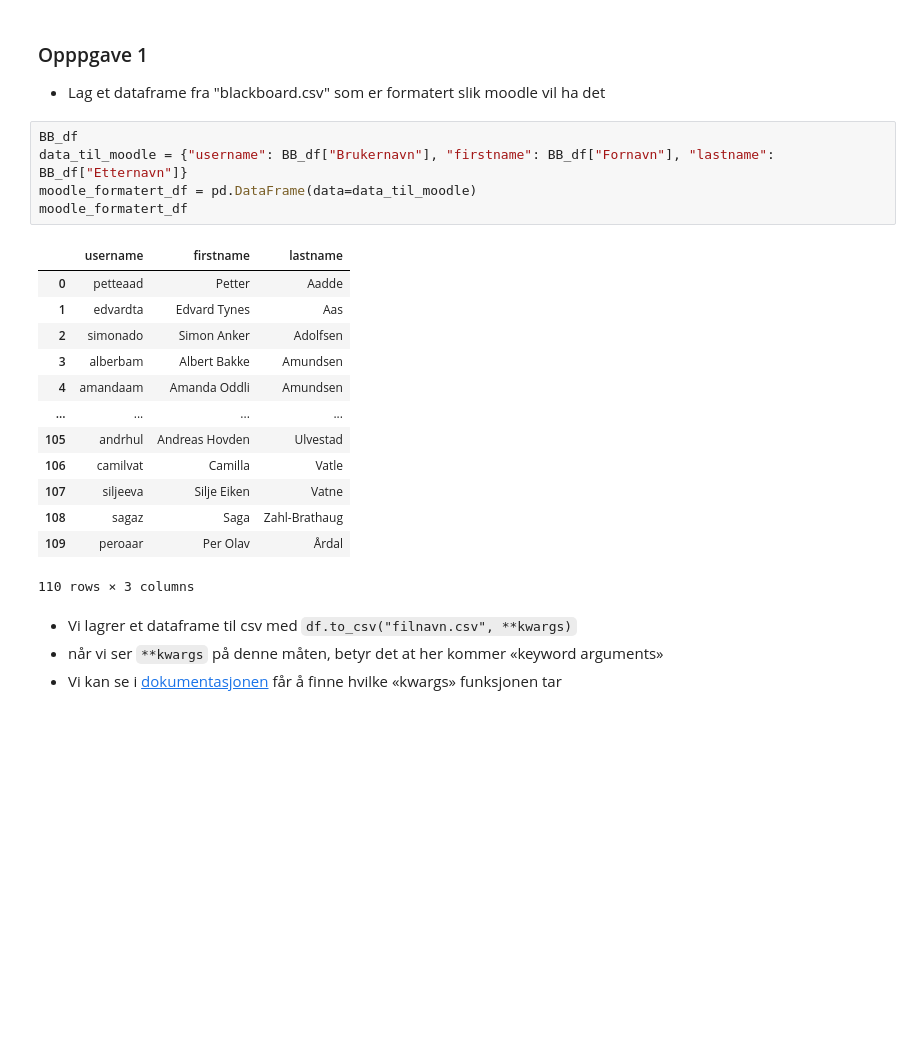
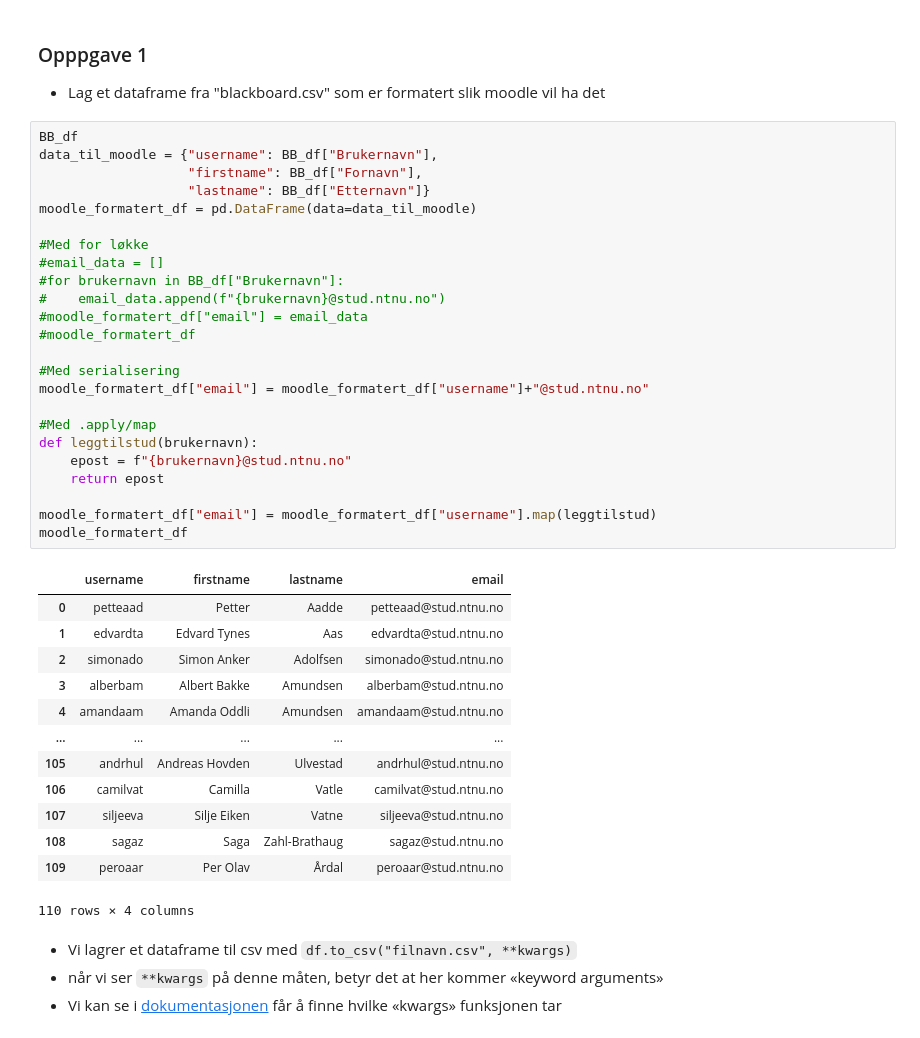
Before and after one commit to jonasjul/IIRA2001H24, a Jupyter notebook: 9-Pandas III/Pandas-Lese-Data-JH.ipynb, the cells around one changed output. Saved outputs shown, nothing was run; the diff lists cells and outputs as text; blank space fills up the shorter version.

```diff
--- a/9-Pandas III/Pandas-Lese-Data-JH.ipynb
+++ b/9-Pandas III/Pandas-Lese-Data-JH.ipynb
@@ -89,23 +89,42 @@ moodleEx_df
 * Lag et dataframe fra "blackboard.csv" som er formatert slik moodle vil ha det
 # %%
 BB_df
-data_til_moodle = {"username": BB_df["Brukernavn"], "firstname": BB_df["Fornavn"], "lastname": BB_df["Etternavn"]}
+data_til_moodle = {"username": BB_df["Brukernavn"],
+                   "firstname": BB_df["Fornavn"],
+                   "lastname": BB_df["Etternavn"]}
 moodle_formatert_df = pd.DataFrame(data=data_til_moodle)
+
+#Med for løkke
+#email_data = []
+#for brukernavn in BB_df["Brukernavn"]:
+#    email_data.append(f"{brukernavn}@stud.ntnu.no")
+#moodle_formatert_df["email"] = email_data
+#moodle_formatert_df
+
+#Med serialisering
+moodle_formatert_df["email"] = moodle_formatert_df["username"]+"@stud.ntnu.no"
+
+#Med .apply/map
+def leggtilstud(brukernavn):
+    epost = f"{brukernavn}@stud.ntnu.no"
+    return epost
+
+moodle_formatert_df["email"] = moodle_formatert_df["username"].map(leggtilstud)
 moodle_formatert_df
 # %% [output]
-|  | username | firstname | lastname |
-| 0 | petteaad | Petter | Aadde |
-| 1 | edvardta | Edvard Tynes | Aas |
-| 2 | simonado | Simon Anker | Adolfsen |
-| 3 | alberbam | Albert Bakke | Amundsen |
-| 4 | amandaam | Amanda Oddli | Amundsen |
-| ... | ... | ... | ... |
-| 105 | andrhul | Andreas Hovden | Ulvestad |
-| 106 | camilvat | Camilla | Vatle |
-| 107 | siljeeva | Silje Eiken | Vatne |
-| 108 | sagaz | Saga | Zahl-Brathaug |
-| 109 | peroaar | Per Olav | Årdal |
+|  | username | firstname | lastname | email |
+| 0 | petteaad | Petter | Aadde | petteaad@stud.ntnu.no |
+| 1 | edvardta | Edvard Tynes | Aas | edvardta@stud.ntnu.no |
+| 2 | simonado | Simon Anker | Adolfsen | simonado@stud.ntnu.no |
+| 3 | alberbam | Albert Bakke | Amundsen | alberbam@stud.ntnu.no |
+| 4 | amandaam | Amanda Oddli | Amundsen | amandaam@stud.ntnu.no |
+| ... | ... | ... | ... | ... |
+| 105 | andrhul | Andreas Hovden | Ulvestad | andrhul@stud.ntnu.no |
+| 106 | camilvat | Camilla | Vatle | camilvat@stud.ntnu.no |
+| 107 | siljeeva | Silje Eiken | Vatne | siljeeva@stud.ntnu.no |
+| 108 | sagaz | Saga | Zahl-Brathaug | sagaz@stud.ntnu.no |
+| 109 | peroaar | Per Olav | Årdal | peroaar@stud.ntnu.no |
-110 rows × 3 columns
+110 rows × 4 columns
 # %% [markdown]
 * Vi lagrer et dataframe til csv med `df.to_csv("filnavn.csv", **kwargs)`
 * når vi ser `**kwargs` på denne måten, betyr det at her kommer «keyword arguments»
```
